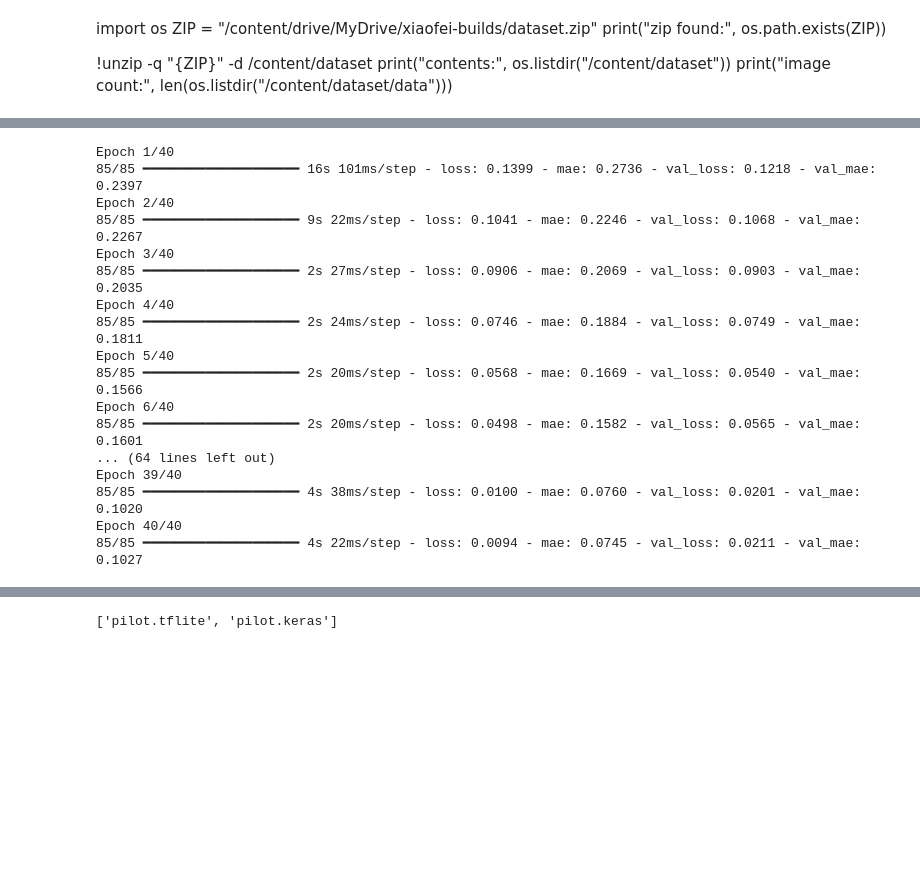
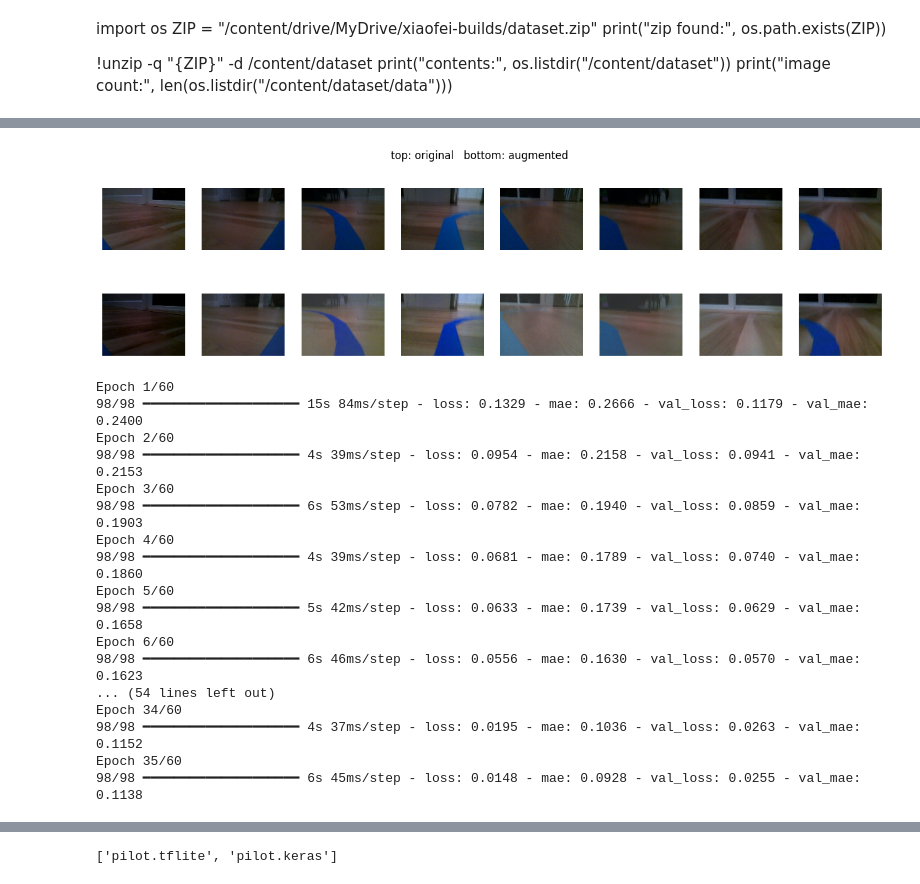
Before and after one commit to xiaofei-builds/self-driving-rover, a Jupyter notebook: notebooks/train_pilotnet.ipynb, the cells around one changed output, grey strips where cells are left out. Cells and saved outputs as stored; diff of their text form; code cells hidden in the pictures; blank space fills up the shorter version.

```diff
--- a/notebooks/train_pilotnet.ipynb
+++ b/notebooks/train_pilotnet.ipynb
@@ -123,34 +124,52 @@ Model: "sequential"
  Total params: 266,577 (1.02 MB)
  Trainable params: 266,577 (1.02 MB)
  Non-trainable params: 0 (0.00 B)
-# %%
-from tensorflow.keras.callbacks import EarlyStopping
-
-es = EarlyStopping(monitor='val_loss', patience=5, restore_best_weights=True)
-history = model.fit(
-    Xtr, ytr,
-    validation_data=(Xval, yval),
-    epochs=40, batch_size=64,
-    callbacks=[es]
-)
-# %% [output]
-Epoch 1/40
-85/85 ━━━━━━━━━━━━━━━━━━━━ 16s 101ms/step - loss: 0.1399 - mae: 0.2736 - val_loss: 0.1218 - val_mae: 0.2397
-Epoch 2/40
-85/85 ━━━━━━━━━━━━━━━━━━━━ 9s 22ms/step - loss: 0.1041 - mae: 0.2246 - val_loss: 0.1068 - val_mae: 0.2267
-Epoch 3/40
-85/85 ━━━━━━━━━━━━━━━━━━━━ 2s 27ms/step - loss: 0.0906 - mae: 0.2069 - val_loss: 0.0903 - val_mae: 0.2035
-Epoch 4/40
-85/85 ━━━━━━━━━━━━━━━━━━━━ 2s 24ms/step - loss: 0.0746 - mae: 0.1884 - val_loss: 0.0749 - val_mae: 0.1811
-Epoch 5/40
-85/85 ━━━━━━━━━━━━━━━━━━━━ 2s 20ms/step - loss: 0.0568 - mae: 0.1669 - val_loss: 0.0540 - val_mae: 0.1566
-Epoch 6/40
-85/85 ━━━━━━━━━━━━━━━━━━━━ 2s 20ms/step - loss: 0.0498 - mae: 0.1582 - val_loss: 0.0565 - val_mae: 0.1601
-... (64 lines left out)
-Epoch 39/40
-85/85 ━━━━━━━━━━━━━━━━━━━━ 4s 38ms/step - loss: 0.0100 - mae: 0.0760 - val_loss: 0.0201 - val_mae: 0.1020
-Epoch 40/40
-85/85 ━━━━━━━━━━━━━━━━━━━━ 4s 22ms/step - loss: 0.0094 - mae: 0.0745 - val_loss: 0.0211 - val_mae: 0.1027
+# %%
+import tensorflow as tf, matplotlib.pyplot as plt
+def augment(img, label):
+    img = tf.image.random_brightness(img, 0.2)      # exposure
+    img = tf.image.random_contrast(img, 0.8, 1.2)   # contrast
+    img = tf.image.random_saturation(img, 0.7, 1.3) # color intensity
+    img = tf.image.random_hue(img, 0.03)            # color temperature
+    return tf.clip_by_value(img, 0.0, 1.0), label
+
+s = Xtr[:8]
+fig, ax = plt.subplots(2, 8, figsize=(16, 4))
+for i in range(8):
+    ax[0,i].imshow(s[i]); ax[0,i].axis('off')
+    ax[1,i].imshow(augment(tf.constant(s[i]), 0.0)[0]); ax[1,i].axis('off')
+plt.suptitle('top: original   bottom: augmented'); plt.show()
+# %% [output]
+[figure, added]
+# %%
+AUTOTUNE = tf.data.AUTOTUNE
+train_ds = (tf.data.Dataset.from_tensor_slices((Xtr, ytr))
+            .shuffle(len(Xtr)).map(augment, num_parallel_calls=AUTOTUNE)
+            .batch(64).prefetch(AUTOTUNE))
+val_ds = (tf.data.Dataset.from_tensor_slices((Xval, yval))
+          .batch(64).prefetch(AUTOTUNE))          # NOT augmented
+
+es = tf.keras.callbacks.EarlyStopping(monitor='val_loss', patience=8,
+                                      restore_best_weights=True)
+history = model.fit(train_ds, validation_data=val_ds, epochs=60, callbacks=[es])
+# %% [output]
+Epoch 1/60
+98/98 ━━━━━━━━━━━━━━━━━━━━ 15s 84ms/step - loss: 0.1329 - mae: 0.2666 - val_loss: 0.1179 - val_mae: 0.2400
+Epoch 2/60
+98/98 ━━━━━━━━━━━━━━━━━━━━ 4s 39ms/step - loss: 0.0954 - mae: 0.2158 - val_loss: 0.0941 - val_mae: 0.2153
+Epoch 3/60
+98/98 ━━━━━━━━━━━━━━━━━━━━ 6s 53ms/step - loss: 0.0782 - mae: 0.1940 - val_loss: 0.0859 - val_mae: 0.1903
+Epoch 4/60
+98/98 ━━━━━━━━━━━━━━━━━━━━ 4s 39ms/step - loss: 0.0681 - mae: 0.1789 - val_loss: 0.0740 - val_mae: 0.1860
+Epoch 5/60
+98/98 ━━━━━━━━━━━━━━━━━━━━ 5s 42ms/step - loss: 0.0633 - mae: 0.1739 - val_loss: 0.0629 - val_mae: 0.1658
+Epoch 6/60
+98/98 ━━━━━━━━━━━━━━━━━━━━ 6s 46ms/step - loss: 0.0556 - mae: 0.1630 - val_loss: 0.0570 - val_mae: 0.1623
+... (54 lines left out)
+Epoch 34/60
+98/98 ━━━━━━━━━━━━━━━━━━━━ 4s 37ms/step - loss: 0.0195 - mae: 0.1036 - val_loss: 0.0263 - val_mae: 0.1152
+Epoch 35/60
+98/98 ━━━━━━━━━━━━━━━━━━━━ 6s 45ms/step - loss: 0.0148 - mae: 0.0928 - val_loss: 0.0255 - val_mae: 0.1138
 # %%
 import matplotlib.pyplot as plt
 plt.plot(history.history['loss'], label='train')
```
Also changed, not shown: parts of 10 cells of this notebook.
